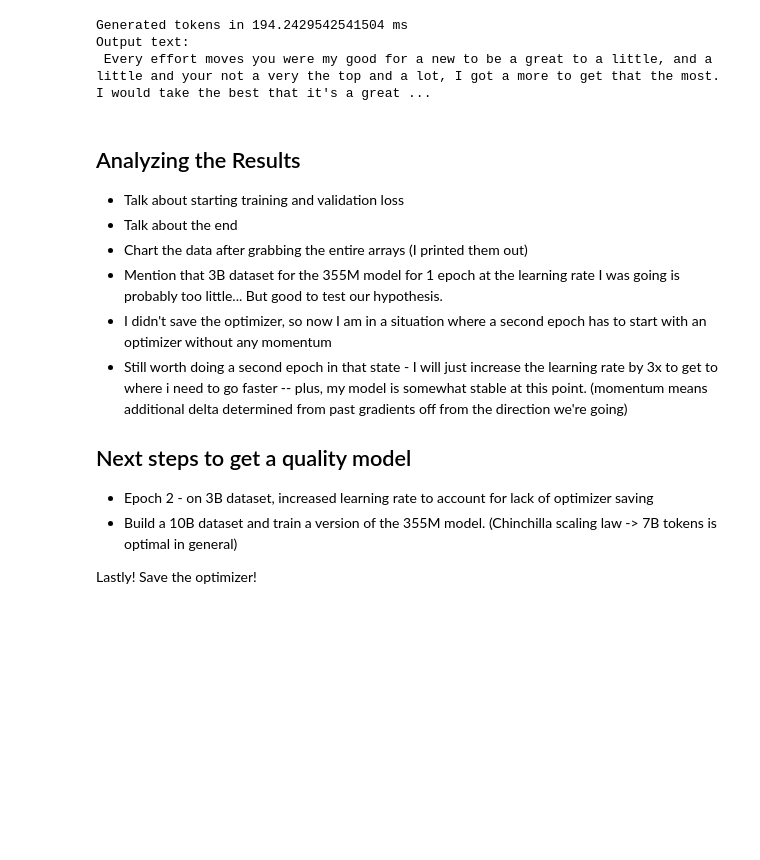
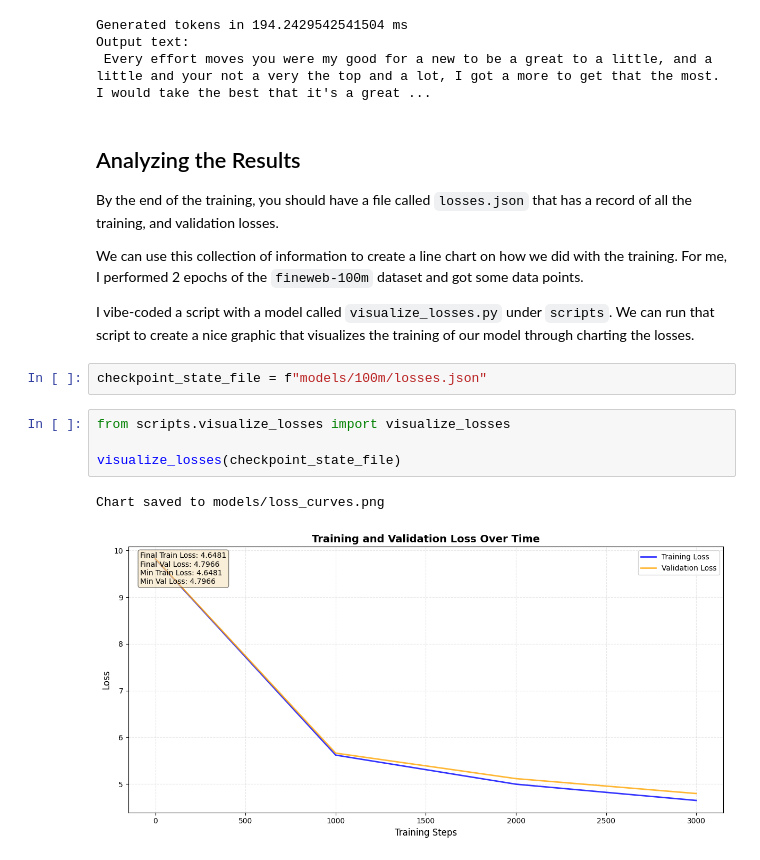
Before and after one commit to urbanspr1nter/ttnn-sandbox, a Jupyter notebook: notebooks/13 - Pretraining 2 - Training the Bigger Model.ipynb, the cells around one changed output. Drawn from its saved outputs; the diff is of its cells as text; blank space fills up the shorter version.

```diff
--- a/notebooks/13 - Pretraining 2 - Training the Bigger Model.ipynb
+++ b/notebooks/13 - Pretraining 2 - Training the Bigger Model.ipynb
@@ -282,15 +282,17 @@ Output text:
 # %% [markdown]
 ## Analyzing the Results
 
-- Talk about starting training and validation loss
-- Talk about the end
-- Chart the data after grabbing the entire arrays (I printed them out)
-- Mention that 3B dataset for the 355M model for 1 epoch at the learning rate I was going is probably too little... But good to test our hypothesis.
-- I didn't save the optimizer, so now I am in a situation where a second epoch has to start with an optimizer without any momentum
-- Still worth doing a second epoch in that state - I will just increase the learning rate by 3x to get to where i need to go faster -- plus, my model is somewhat stable at this point. (momentum means additional delta determined from past gradients off from the direction we're going)
+By the end of the training, you should have a file called `losses.json` that has a record of all the training, and validation losses.
 
-## Next steps to get a quality model
-- Epoch 2 - on 3B dataset, increased learning rate to account for lack of optimizer saving
-- Build a 10B dataset and train a version of the 355M model. (Chinchilla scaling law -> 7B tokens is optimal in general)
+We can use this collection of information to create a line chart on how we did with the training. For me, I performed 2 epochs of the `fineweb-100m` dataset and got some data points.
 
-Lastly! Save the optimizer!
+I vibe-coded a script with a model called `visualize_losses.py` under `scripts`. We can run that script to create a nice graphic that visualizes the training of our model through charting the losses.
+# %%
+checkpoint_state_file = f"models/100m/losses.json"
+# %%
+from scripts.visualize_losses import visualize_losses
+
+visualize_losses(checkpoint_state_file)
+# %% [output]
+Chart saved to models/loss_curves.png
+[figure, added]
```
Also changed, not shown: parts of 2 cells of this notebook, 4 other files.
